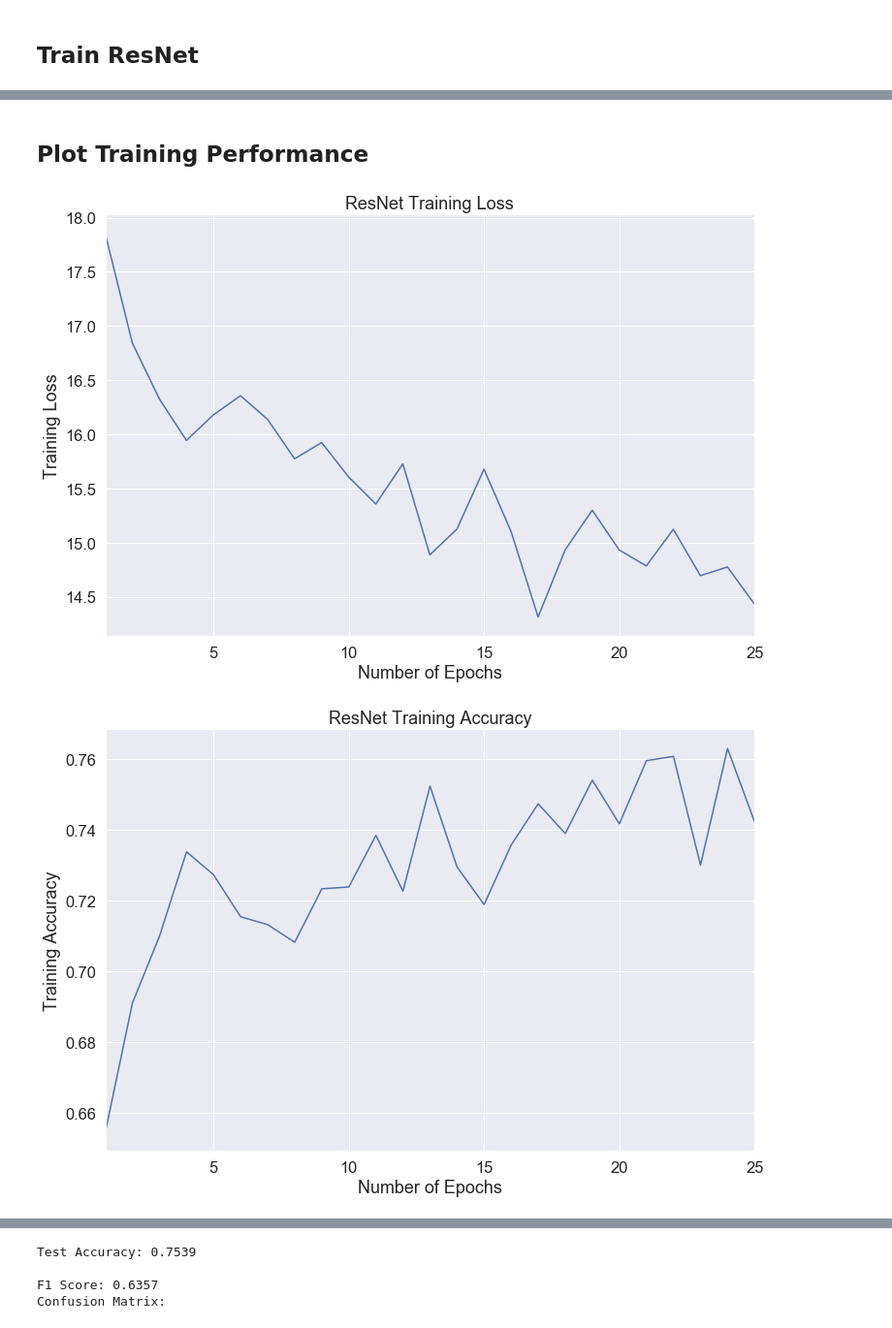
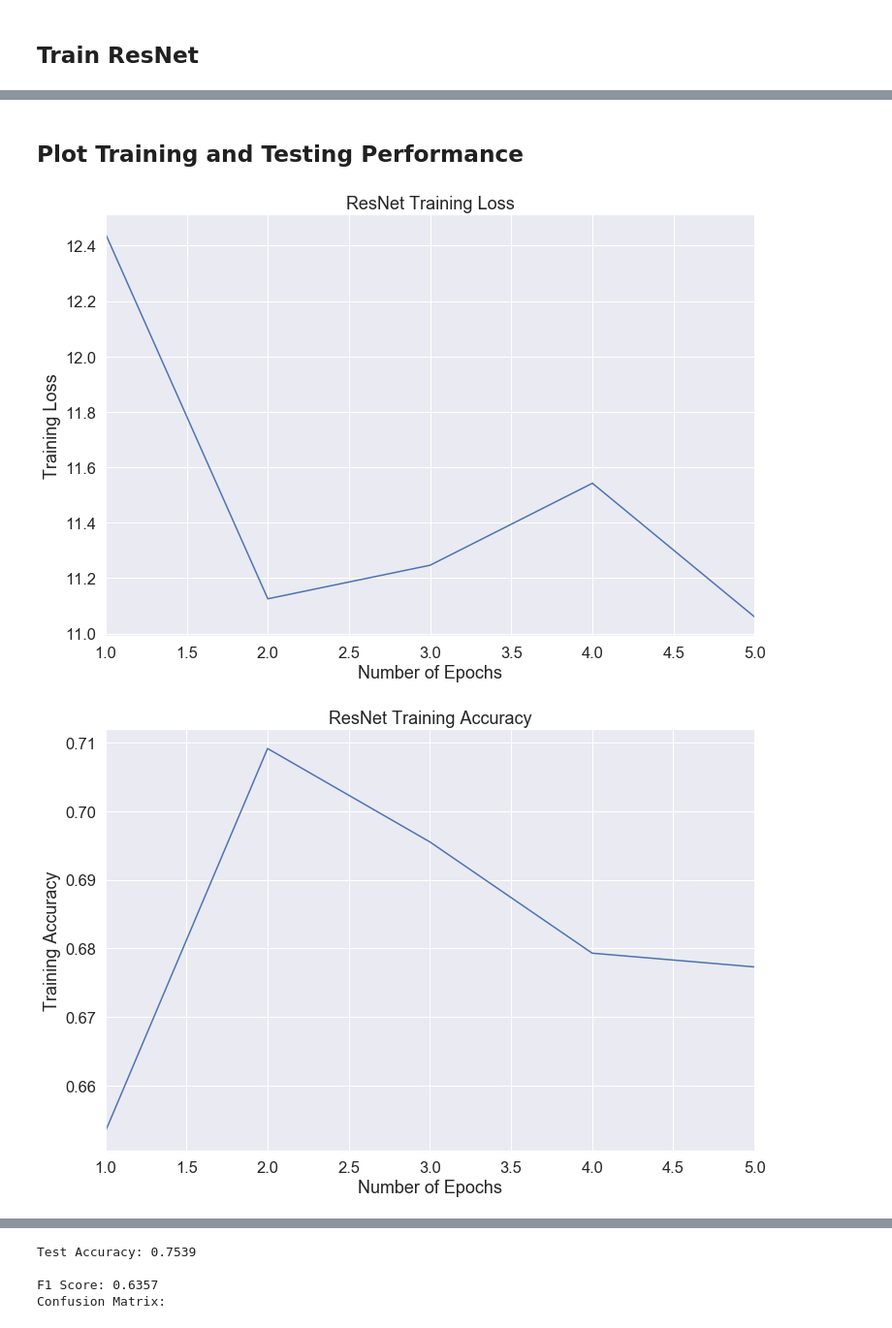
Before and after one commit to acnagle/CLA-Project, a Jupyter notebook: Code/Mendota Data with Shuffling ResNet.ipynb, the cells around one changed output, grey strips where cells are left out. Shown at 97% size. Saved outputs shown, nothing was run; the diff lists cells and outputs as text; code cells hidden in the pictures.

```diff
--- a/Code/Mendota Data with Shuffling ResNet.ipynb
+++ b/Code/Mendota Data with Shuffling ResNet.ipynb
@@ -211,10 +238,17 @@ Testing set size: (191, 6, 6)
 ## Define ResNet Model
 # %%
 learning_rate = 0.1
-num_epochs = 250
+num_epochs = 5
+weighted = True
+
+if weighted:
+    class_weights = torch.Tensor([np.bincount(y_train.astype(int))[0] / len(y_train),
+                            np.bincount(y_train.astype(int))[1] / len(y_train)])
+else:
+    class_weights=None
 
 model = resnet.ResNet9()
-criterion = nn.CrossEntropyLoss()
+criterion = nn.CrossEntropyLoss(weight=class_weights)
 opt = optim.SGD(model.parameters(), lr=learning_rate, nesterov=False, momentum=0.9, weight_decay=5e-4)
 scheduler = optim.lr_scheduler.MultiStepLR(opt, milestones=[50, 100, 150, 200], gamma=0.1)
 # %% [markdown]
@@ -280,31 +329,47 @@ Loss: 14.4315 Acc: 0.7423 F1: 0.5428
 # %% [markdown]
-## Plot Training Performance
+## Plot Training and Testing Performance
 # %%
 x = [i for i in range(1, num_epochs+1)]
 
 plt.figure(figsize=(12, 8))
 plt.plot(x, loss_arr)
 plt.xlabel('Number of Epochs')
 plt.ylabel('Training Loss')
 plt.title('ResNet Training Loss')
 plt.xlim([1, num_epochs])
 plt.grid(True)
 
 plt.figure(figsize=(12, 8))
-plt.plot(x, acc_arr)
+plt.plot(x, train_acc_arr)
 plt.xlabel('Number of Epochs')
 plt.ylabel('Training Accuracy')
 plt.title('ResNet Training Accuracy')
 plt.xlim([1, num_epochs])
 plt.grid(True)
 
 plt.figure(figsize=(12, 8))
-plt.plot(x, f1_arr)
+plt.plot(x, train_f1_arr)
 plt.xlabel('Number of Epochs')
 plt.ylabel('Training F1 Score')
 plt.title('ResNet Training F1 Score')
 plt.xlim([1, num_epochs])
 plt.grid(True)
+
+plt.figure(figsize=(12, 8))
+plt.plot(x, test_acc_arr)
+plt.xlabel('Number of Epochs')
+plt.ylabel('Testing Accuracy')
+plt.title('ResNet Testing Accuracy')
+plt.xlim([1, num_epochs])
+plt.grid(True)
+
+plt.figure(figsize=(12, 8))
+plt.plot(x, test_f1_arr)
+plt.xlabel('Number of Epochs')
+plt.ylabel('Testing F1 Score')
+plt.title('ResNet Testing F1 Score')
+plt.xlim([1, num_epochs])
+plt.grid(True)
 # %% [output]
-[figure, old version]
+[figure, new version]
-[figure, old version]
+[figure, new version]
```
Also changed, not shown: parts of 4 cells of this notebook, 1 other file.
